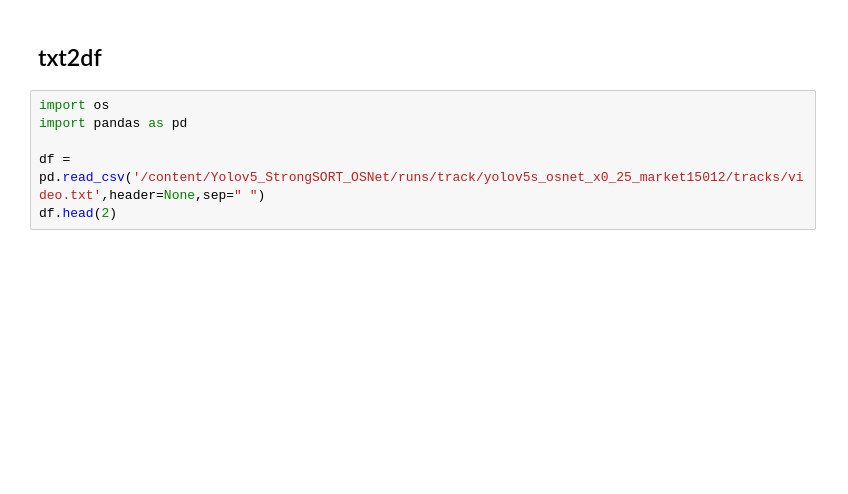
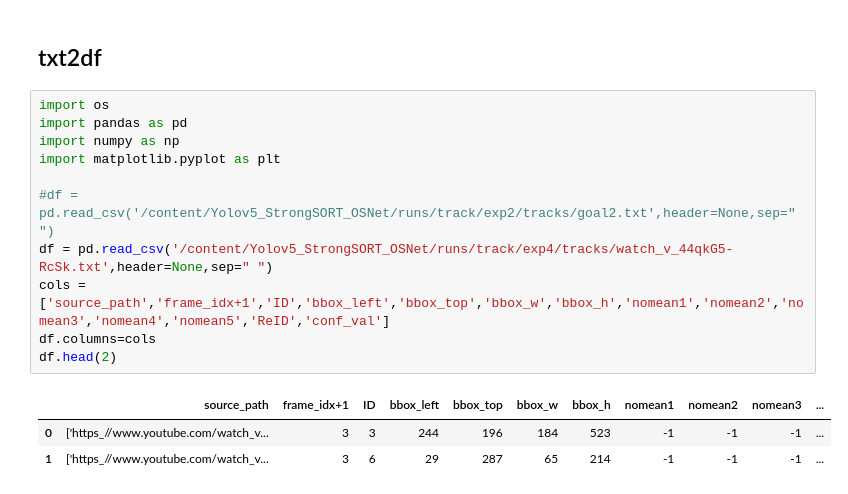
Before and after one commit to yoshi2210/SoccerAnalytics, a Jupyter notebook: MovieObjectTracking_v1.ipynb, the cells around one changed output. Drawn from its saved outputs; the diff is of its cells as text; blank space fills up the shorter version.

```diff
--- a/MovieObjectTracking_v1.ipynb
+++ b/MovieObjectTracking_v1.ipynb
@@ -76,6 +127,15 @@ https://github.com/mikel-brostrom/Yolov5_StrongSORT_OSNet/issues/55
 # %%
 import os
 import pandas as pd
+import numpy as np
+import matplotlib.pyplot as plt
 
-df = pd.read_csv('/content/Yolov5_StrongSORT_OSNet/runs/track/yolov5s_osnet_x0_25_market15012/tracks/video.txt',header=None,sep=" ")
+#df = pd.read_csv('/content/Yolov5_StrongSORT_OSNet/runs/track/exp2/tracks/goal2.txt',header=None,sep=" ")
+df = pd.read_csv('/content/Yolov5_StrongSORT_OSNet/runs/track/exp4/tracks/watch_v_44qkG5-RcSk.txt',header=None,sep=" ")
+cols = ['source_path','frame_idx+1','ID','bbox_left','bbox_top','bbox_w','bbox_h','nomean1','nomean2','nomean3','nomean4','nomean5','ReID','conf_val']
+df.columns=cols
 df.head(2)
+# %% [output]
+|  | source_path | frame_idx+1 | ID | bbox_left | bbox_top | bbox_w | bbox_h | nomean1 | nomean2 | nomean3 | ... |
+| 0 | ['https_//www.youtube.com/watch_v... | 3 | 3 | 244 | 196 | 184 | 523 | -1 | -1 | -1 | ... |
+| 1 | ['https_//www.youtube.com/watch_v... | 3 | 6 | 29 | 287 | 65 | 214 | -1 | -1 | -1 | ... |
```
Also changed, not shown: parts of 21 cells of this notebook.
